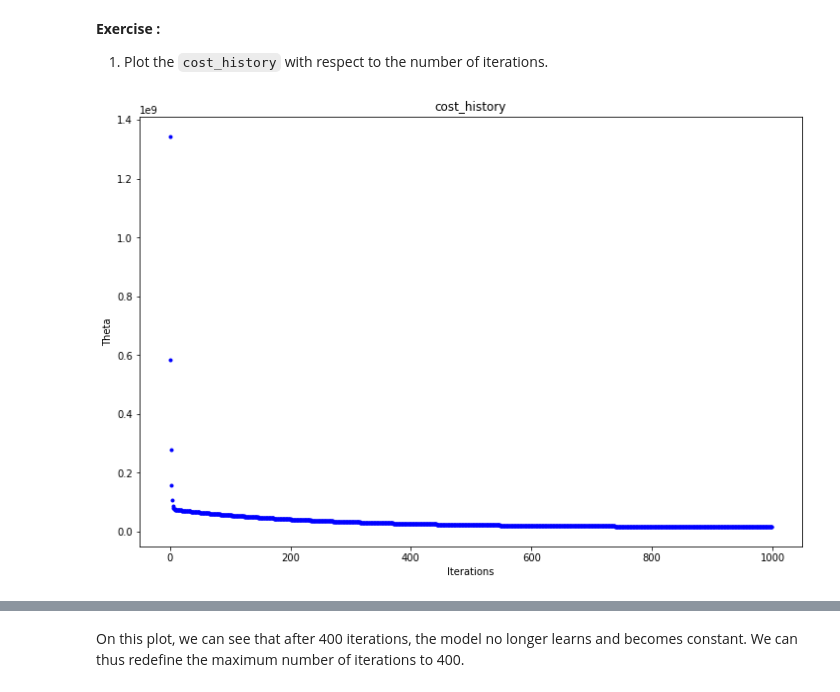
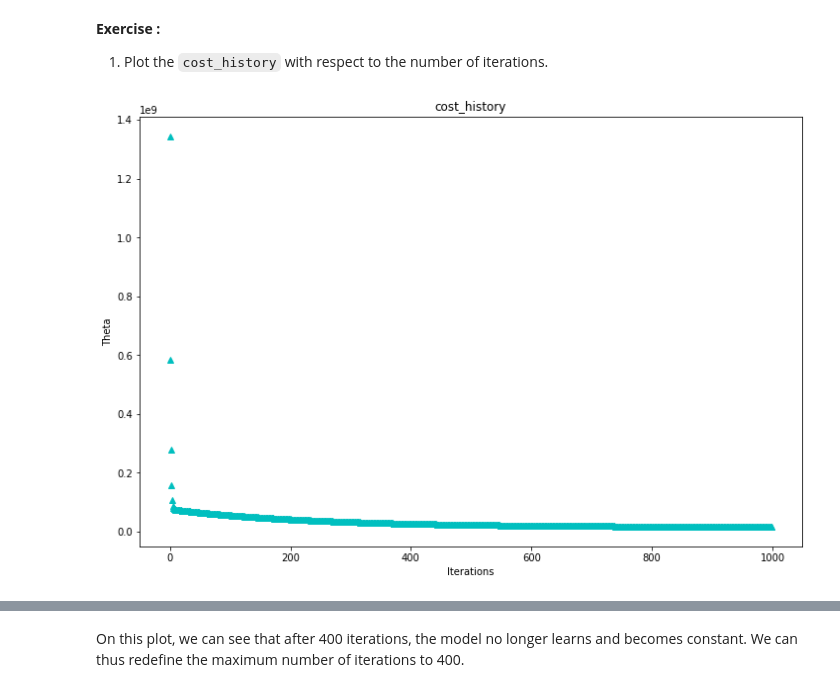
Before and after one commit to HavvaEb/Machine_Learning_exercise, a Jupyter notebook: 4.machine_learning/1.Regression/02-Simple_linear_regression_from_scratch.ipynb, the cells around one changed output, grey strips where cells are left out. Drawn from its saved outputs; the diff is of its cells as text; code cells hidden in the pictures.

```diff
--- a/4.machine_learning/1.Regression/02-Simple_linear_regression_from_scratch.ipynb
+++ b/4.machine_learning/1.Regression/02-Simple_linear_regression_from_scratch.ipynb
@@ -420,13 +452,15 @@ To check if our gradient descent algorithm worked well, we observe the evolution
 **Exercise :**
 1. Plot the `cost_history` with respect to the number of iterations.
 # %%
+from sklearn.model_selection import learning_curve
+from sklearn.svm import SVC
 fig,ax = plt.subplots(figsize=(12,8))
 plt.title('cost_history')
 plt.ylabel('Theta')
 plt.xlabel('Iterations')
-_=ax.plot(range(n_iterations),cost_history,'b.')
+_=ax.plot(range(n_iterations),cost_history,'c^')
 # %% [output]
-[figure, old version]
+[figure, new version]
 # %% [markdown]
 You should have something like this:
 ![](./assets/learning_curve.png)
```
Also changed, not shown: parts of 4 cells of this notebook.
